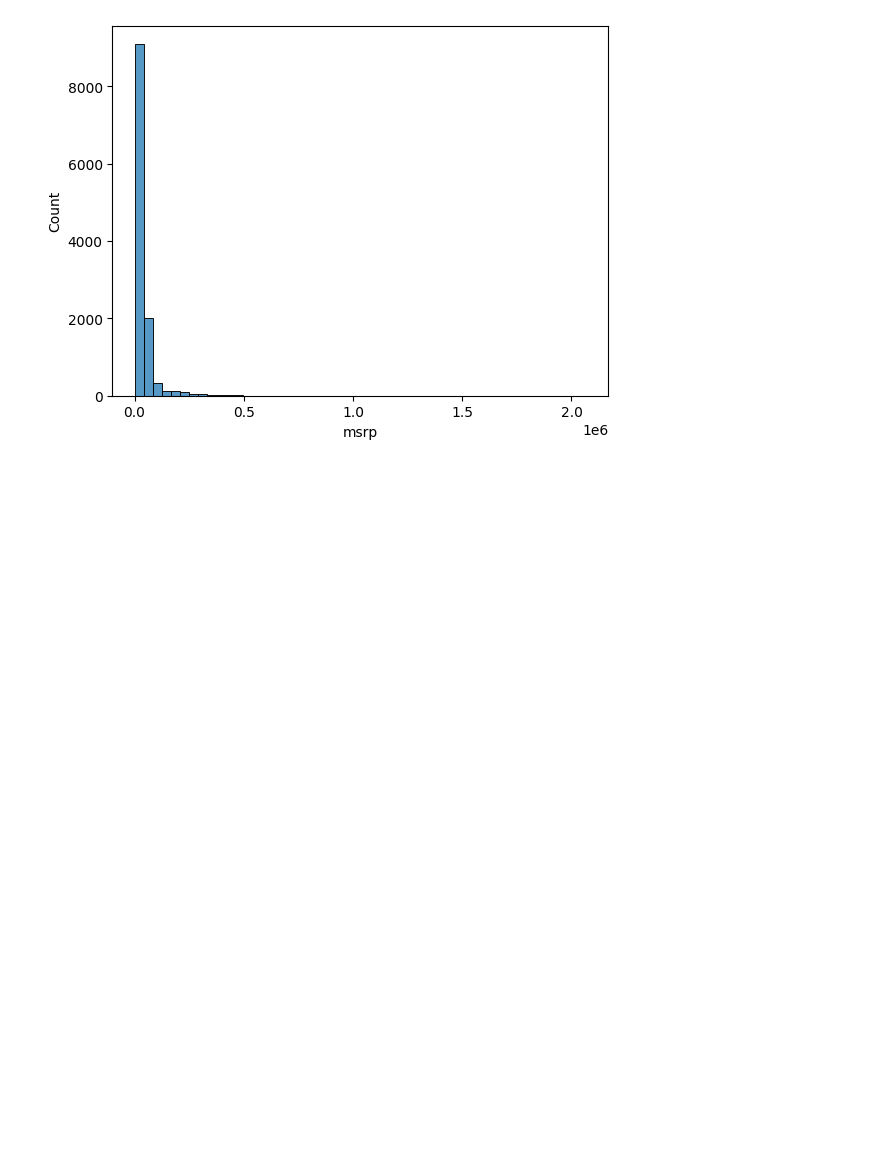
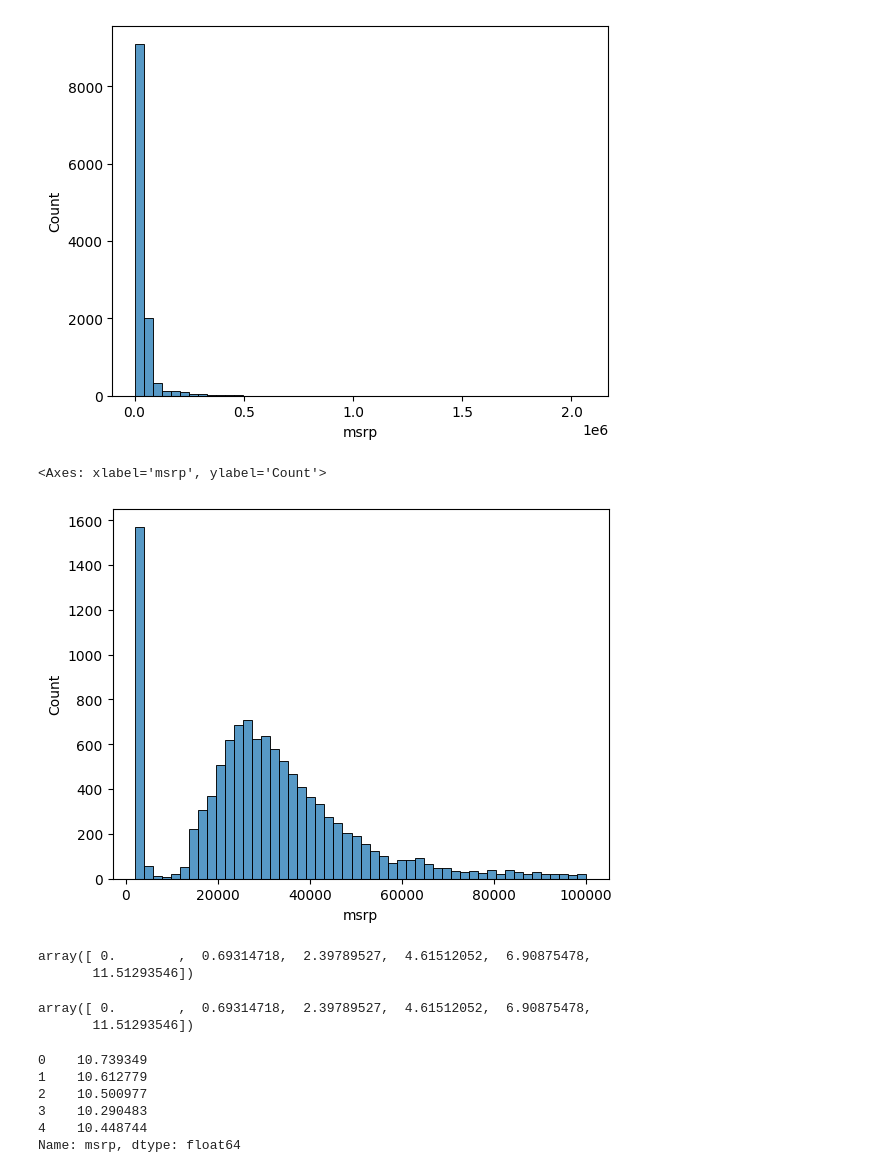
Before and after one commit to denis911/ML-zoomcamp-notebooks-modules-1-4, a Jupyter notebook: Kaggle_car_price.ipynb, the cells around one changed output. Cells and saved outputs as stored; diff of their text form; code cells hidden in the pictures; blank space fills up the shorter version.

```diff
--- a/Kaggle_car_price.ipynb
+++ b/Kaggle_car_price.ipynb
@@ -97,3 +97,36 @@ sns.histplot(df.msrp, bins=50)
 # %% [output]
 <Axes: xlabel='msrp', ylabel='Count'>
 [figure]
+# %%
+# how to cut this long tail:
+
+sns.histplot(df.msrp[df.msrp < 100000], bins=50)
+# %% [output]
+<Axes: xlabel='msrp', ylabel='Count'>
+[figure, added]
+# %%
+# converting to log scale so our models cannot be confused by huge numbers
+# essentially we add 1 to every price like so to avoid crash on zero values:
+np.log([0+1, 1+1, 10+1, 100+1, 1000+1, 100000+1])
+# %% [output]
+array([ 0.        ,  0.69314718,  2.39789527,  4.61512052,  6.90875478,
+       11.51293546])
+# %%
+# this is log - we put number e=2.7.... to the power to get the result
+# log 1 is zero - see the first result
+# here is a smarter way of how not to add 1 manually all the time - use log1p instead:
+
+np.log1p([0, 1, 10, 100, 1000, 100000])
+# %% [output]
+array([ 0.        ,  0.69314718,  2.39789527,  4.61512052,  6.90875478,
+       11.51293546])
+# %%
+price_logs = np.log1p(df.msrp)
+price_logs.head()
+# %% [output]
+0    10.739349
+1    10.612779
+2    10.500977
+3    10.290483
+4    10.448744
+Name: msrp, dtype: float64
```
Also changed, not shown: parts of 4 cells of this notebook.
